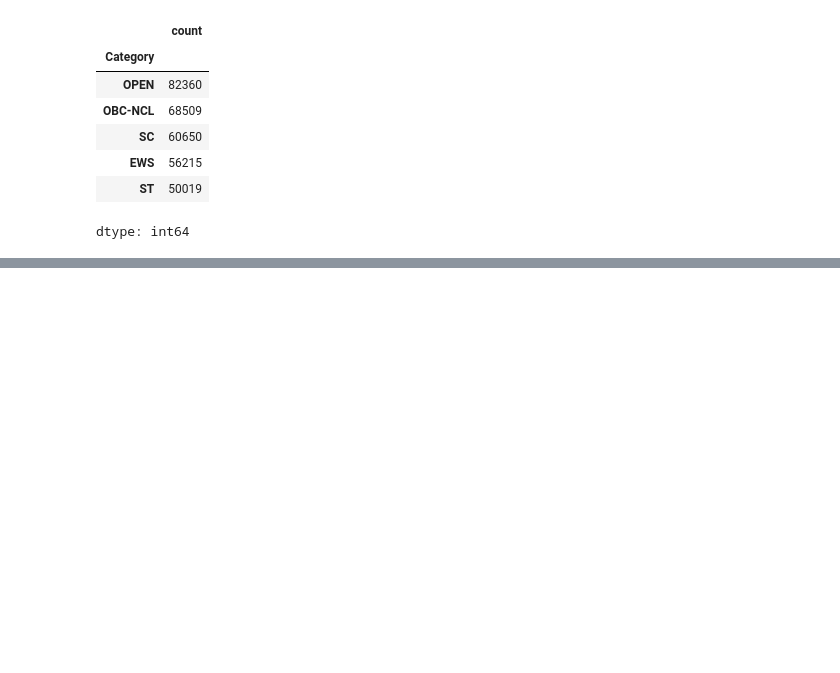
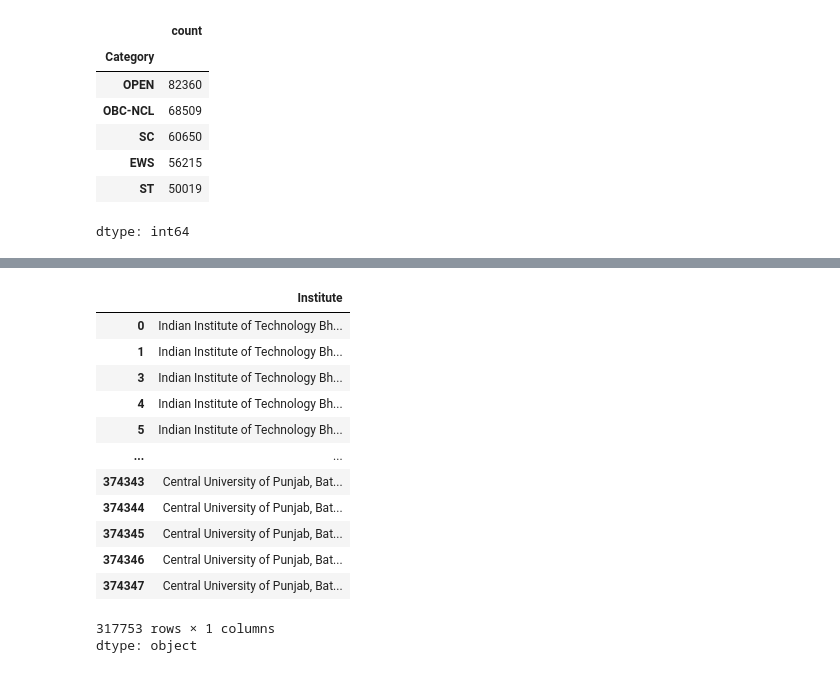
Before and after one commit to ShreshthaPandey/JOSAA-collage-predictor, a Jupyter notebook: clg_predictor.ipynb, the cells around one changed output, grey strips where cells are left out. Cells and saved outputs as stored; diff of their text form; code cells hidden in the pictures; blank space fills up the shorter version.

```diff
--- a/clg_predictor.ipynb
+++ b/clg_predictor.ipynb
@@ -1076,3 +1072,19 @@ df['Category'].value_counts()
 | EWS | 56215 |
 | ST | 50019 |
 dtype: int64
+# %%
+def get_institute_type(name):
+    name = str(name).upper()
+    if 'INDIAN INSTITUTE OF TECHNOLOGY' in name:
+        return 'IIT'
+    elif 'NATIONAL INSTITUTE OF TECHNOLOGY' in name:
+        return 'NIT'
+    elif 'INDIAN INSTITUTE OF INFORMATION TECHNOLOGY' in name:
+        return 'IIIT'
+    else:
+        return 'GFTI'
+
+df['Institute Type'] = df['Institute'].apply(get_institute_type)
+
+# Verify
+print(df['Institute Type'].value_counts())
@@ -1078,0 +1117,17 @@ dtype: int64
+# %%
+df['Institute']
+# %% [output]
+|  | Institute |
+| 0 | Indian Institute of Technology Bh... |
+| 1 | Indian Institute of Technology Bh... |
+| 3 | Indian Institute of Technology Bh... |
+| 4 | Indian Institute of Technology Bh... |
+| 5 | Indian Institute of Technology Bh... |
+| ... | ... |
+| 374343 | Central University of Punjab, Bat... |
+| 374344 | Central University of Punjab, Bat... |
+| 374345 | Central University of Punjab, Bat... |
+| 374346 | Central University of Punjab, Bat... |
+| 374347 | Central University of Punjab, Bat... |
+317753 rows × 1 columns
+dtype: object
```
Also changed, not shown: parts of 15 cells of this notebook.
